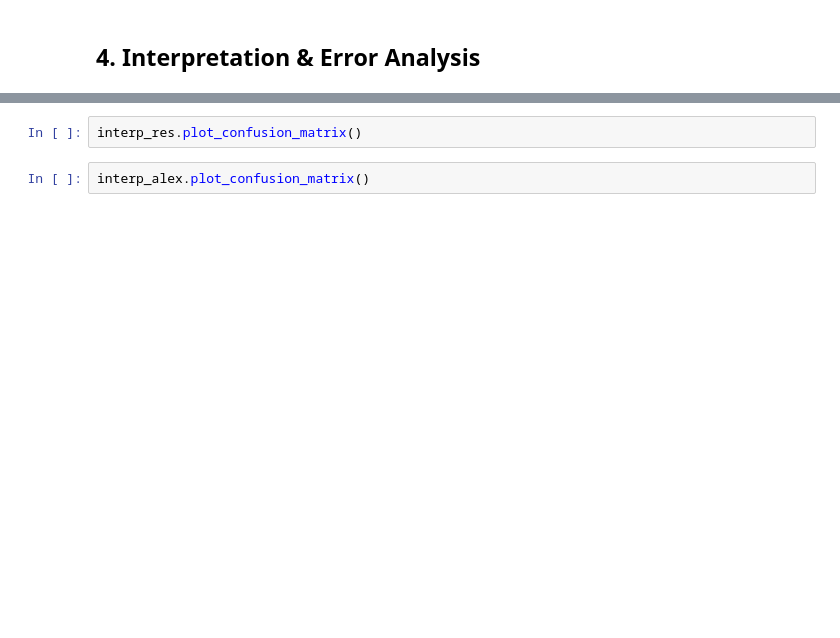
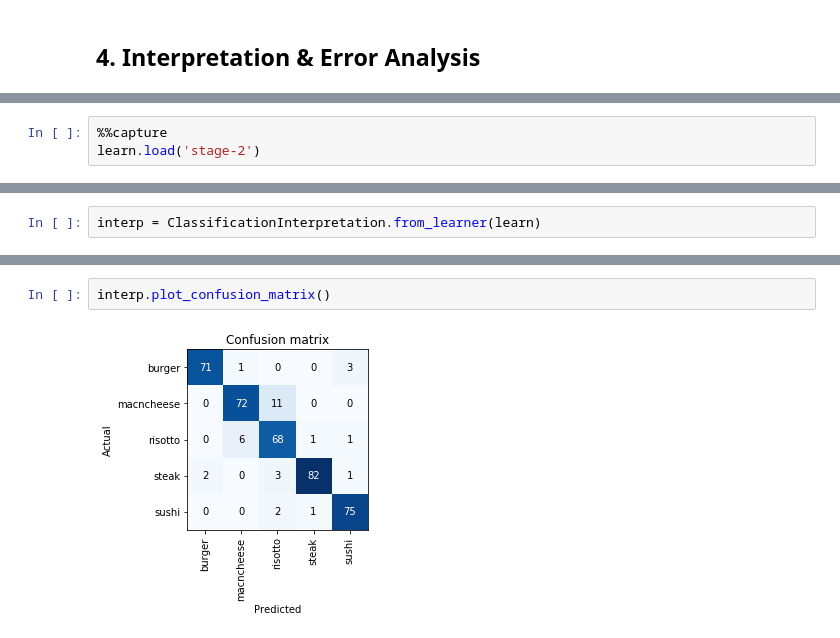
Before and after one commit to ssykiotis/FoodClassifier, a Jupyter notebook: Image_Classifier.ipynb, the cells around one changed output, grey strips where cells are left out. Cells and saved outputs as stored; diff of their text form; blank space fills up the shorter version.

```diff
--- a/Image_Classifier.ipynb
+++ b/Image_Classifier.ipynb
@@ -166,0 +237,3 @@ interp_alex = ClassificationInterpretation.from_learner(learn_alex)
+# %%
+%%capture
+learn.load('stage-2')
@@ -166,0 +242,2 @@ interp_alex = ClassificationInterpretation.from_learner(learn_alex)
+# %%
+interp = ClassificationInterpretation.from_learner(learn)
@@ -167,4 +246,4 @@ interp_alex = ClassificationInterpretation.from_learner(learn_alex)
 # %%
-interp_res.plot_confusion_matrix()
+interp.plot_confusion_matrix()
+# %% [output]
+[figure, added]
-# %%
-interp_alex.plot_confusion_matrix()
```
Also changed, not shown: parts of 47 cells of this notebook.
